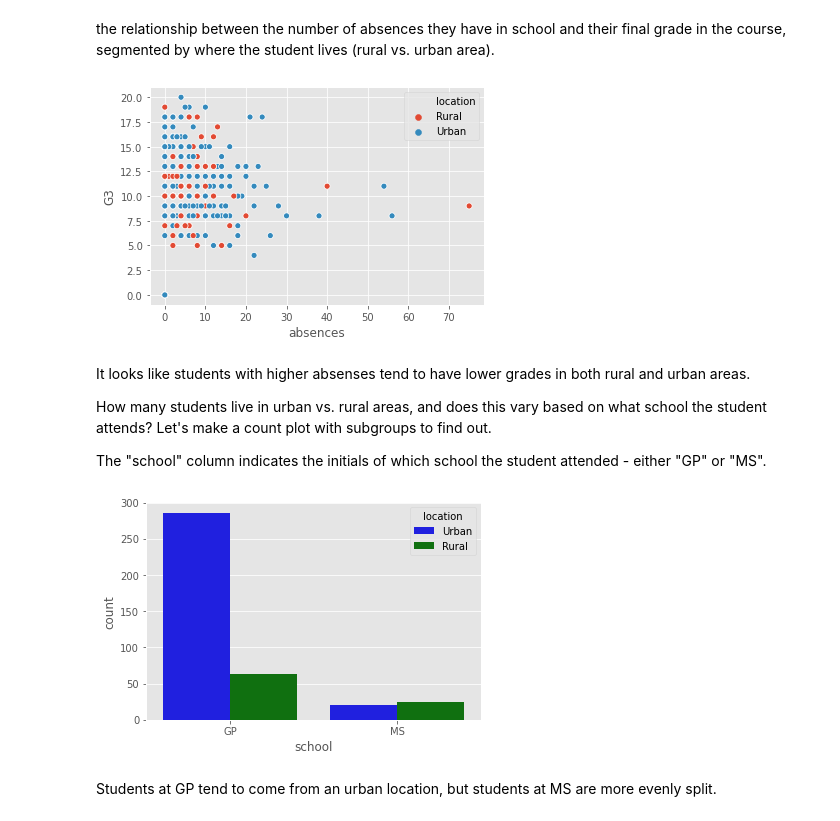
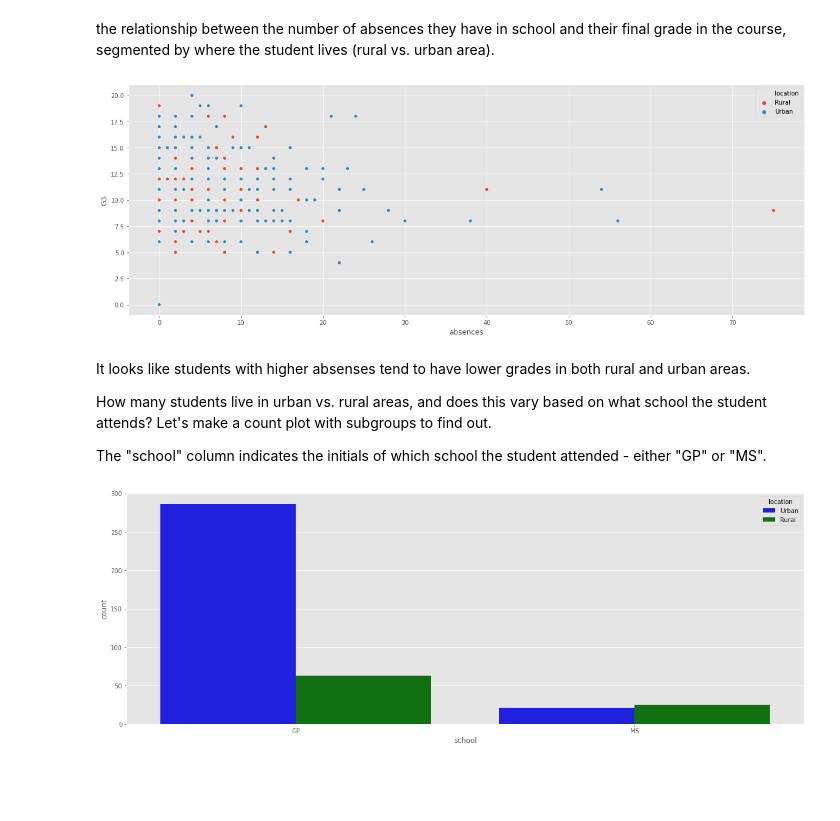
Before and after one commit to VictorOmondi1997/visualizing_students_dataset, a Jupyter notebook: visualizing_students_dataset.ipynb, the cells around one changed output. Drawn from its saved outputs; the diff is of its cells as text; code cells hidden in the pictures; blank space fills up the shorter version.

```diff
--- a/visualizing_students_dataset.ipynb
+++ b/visualizing_students_dataset.ipynb
@@ -23,10 +23,11 @@ df.head()
 # %% [markdown]
 the relationship between the number of absences they have in school and their final grade in the course, segmented by where the student lives (rural vs. urban area).
 # %%
-sns.scatterplot(x='absences', y='G3', data=df, hue='location', hue_order=['Rural', 'Urban'])
+fig, ax = plt.subplots(figsize=(20,7))
+sns.scatterplot(x='absences', y='G3', data=df, hue='location', hue_order=['Rural', 'Urban'], ax=ax)
 plt.show()
 # %% [output]
-[figure, old version]
+[figure, new version]
 # %% [markdown]
  It looks like students with higher absenses tend to have lower grades in both rural and urban areas.
 
@@ -34,9 +35,8 @@ plt.show()
 
   The "school" column indicates the initials of which school the student attended - either "GP" or "MS".
 # %%
-sns.countplot(x='school', data=df, hue='location',palette={'Rural':'green', 'Urban':'blue'})
+fig, ax = plt.subplots(figsize=(20,7))
+sns.countplot(ax=ax,x='school', data=df, hue='location',palette={'Rural':'green', 'Urban':'blue'})
 plt.show()
 # %% [output]
-[figure, old version]
+[figure, new version]
-# %% [markdown]
-Students at GP tend to come from an urban location, but students at MS are more evenly split.
```
Also changed, not shown: parts of 5 cells of this notebook.
